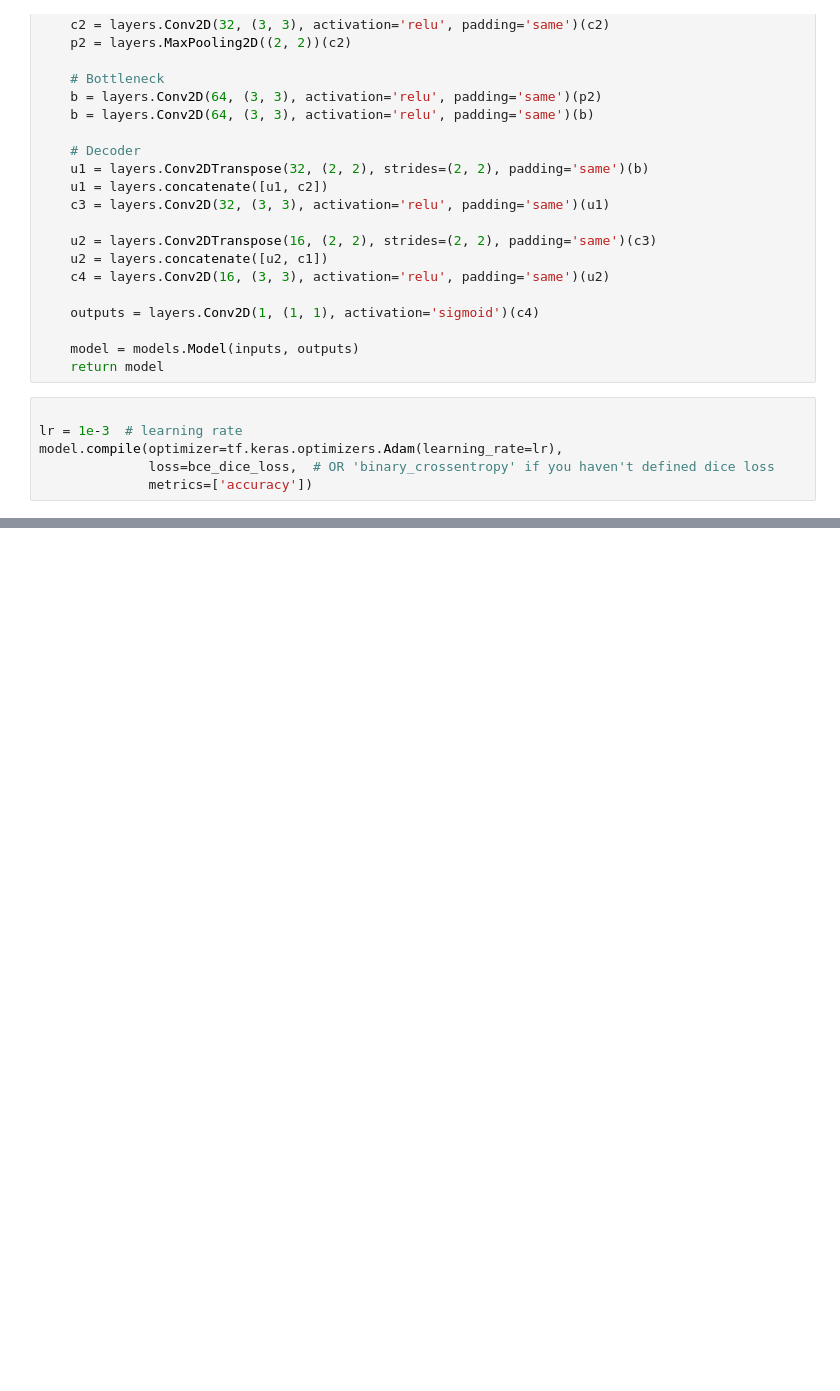
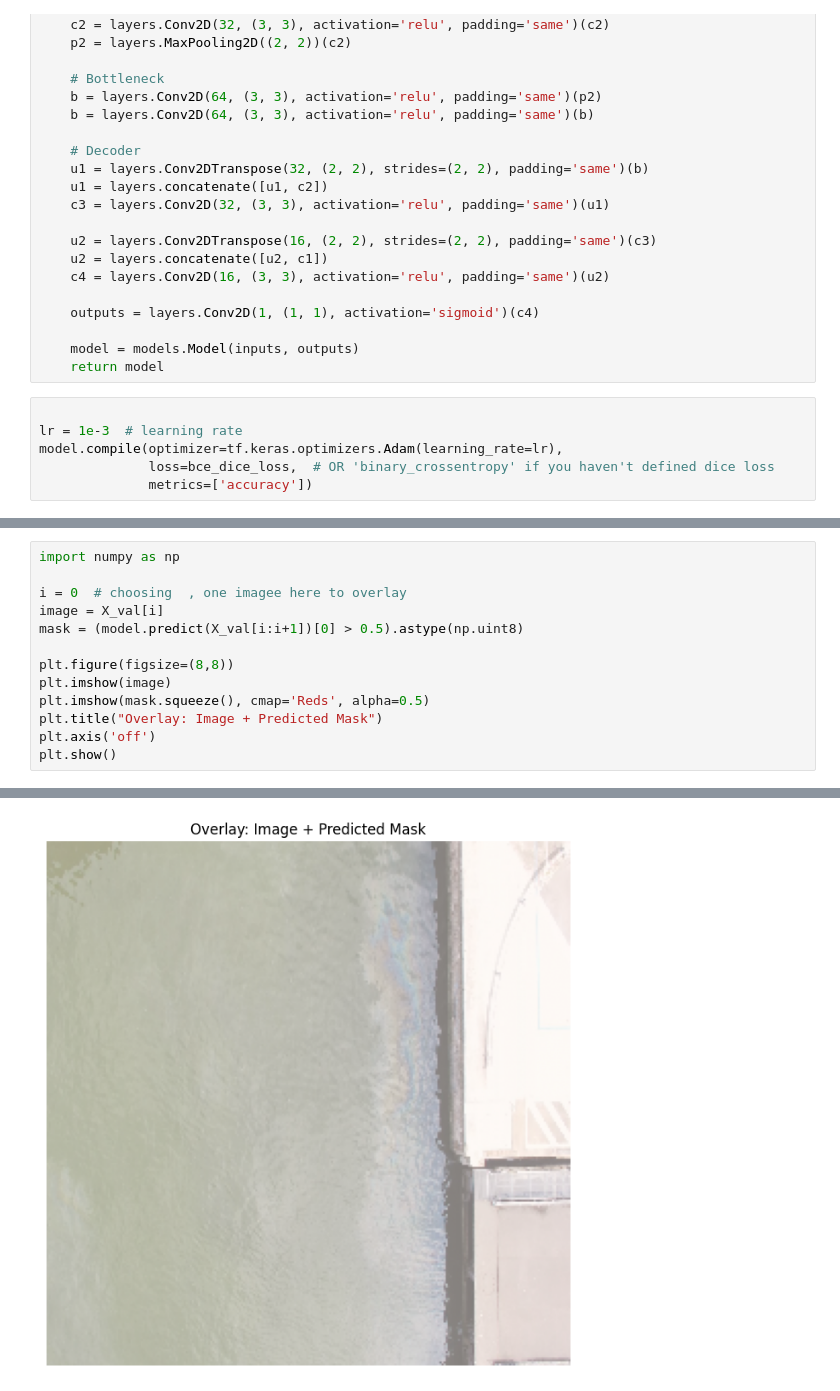
Before and after one commit to Shivam123Tripathi/INFOSYS-_INTERNSHIP-OIL_SPILL_DETECTION-, a Jupyter notebook: Copy_of_Welcome_To_Colab.ipynb, the cells around one changed output, grey strips where cells are left out. Drawn from its saved outputs; the diff is of its cells as text; blank space fills up the shorter version.

```diff
--- a/Copy_of_Welcome_To_Colab.ipynb
+++ b/Copy_of_Welcome_To_Colab.ipynb
@@ -621,0 +656,14 @@ model.compile(optimizer=tf.keras.optimizers.Adam(learning_rate=lr),
+# %%
+import numpy as np
+
+i = 0  # choosing  , one imagee here to overlay
+image = X_val[i]
+mask = (model.predict(X_val[i:i+1])[0] > 0.5).astype(np.uint8)
+
+plt.figure(figsize=(8,8))
+plt.imshow(image)
+plt.imshow(mask.squeeze(), cmap='Reds', alpha=0.5)
+plt.title("Overlay: Image + Predicted Mask")
+plt.axis('off')
+plt.show()
+# %% [output]
@@ -621,0 +671 @@ model.compile(optimizer=tf.keras.optimizers.Adam(learning_rate=lr),
+[figure, added]
```
Also changed, not shown: parts of 3 cells of this notebook.
